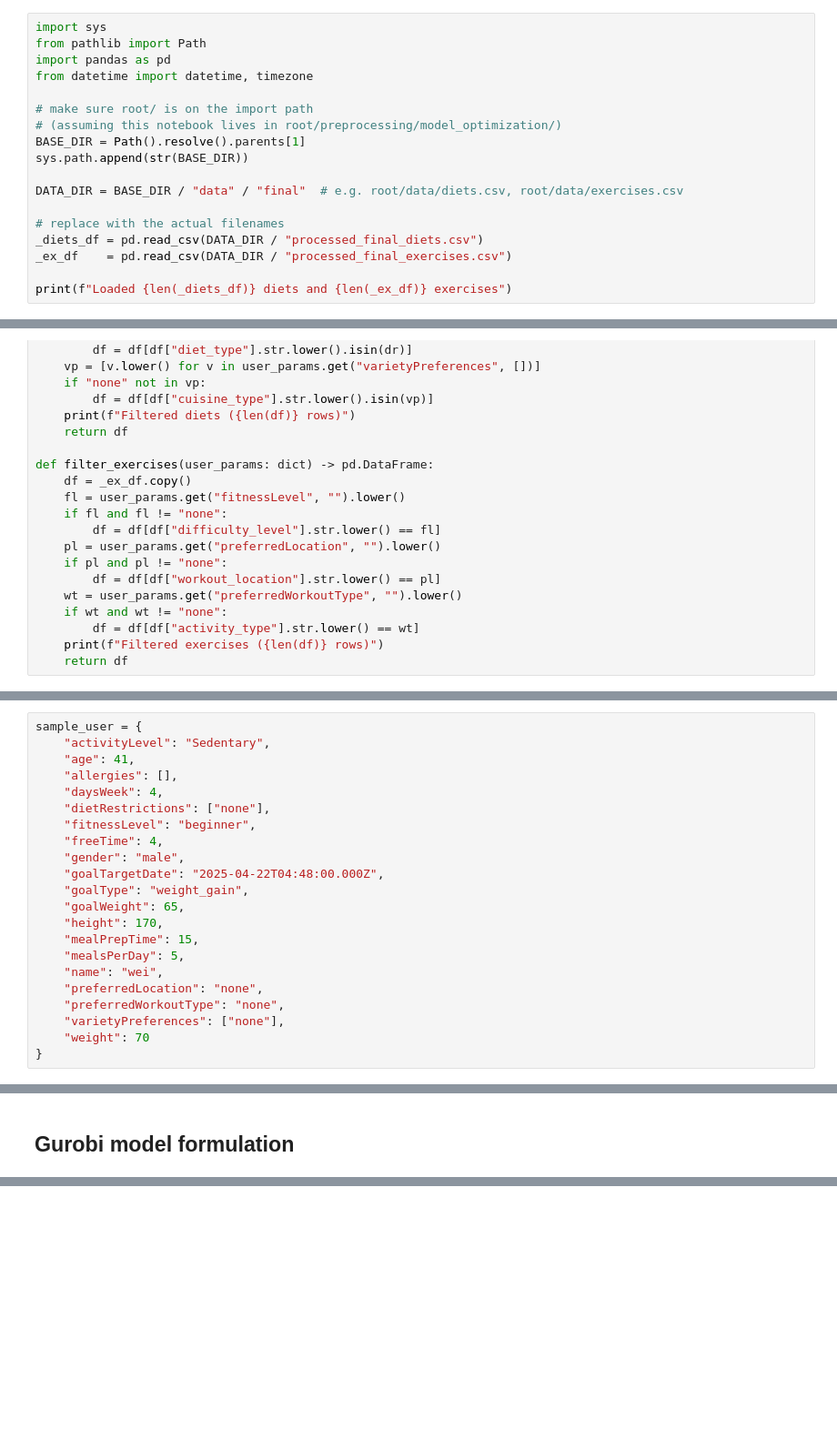
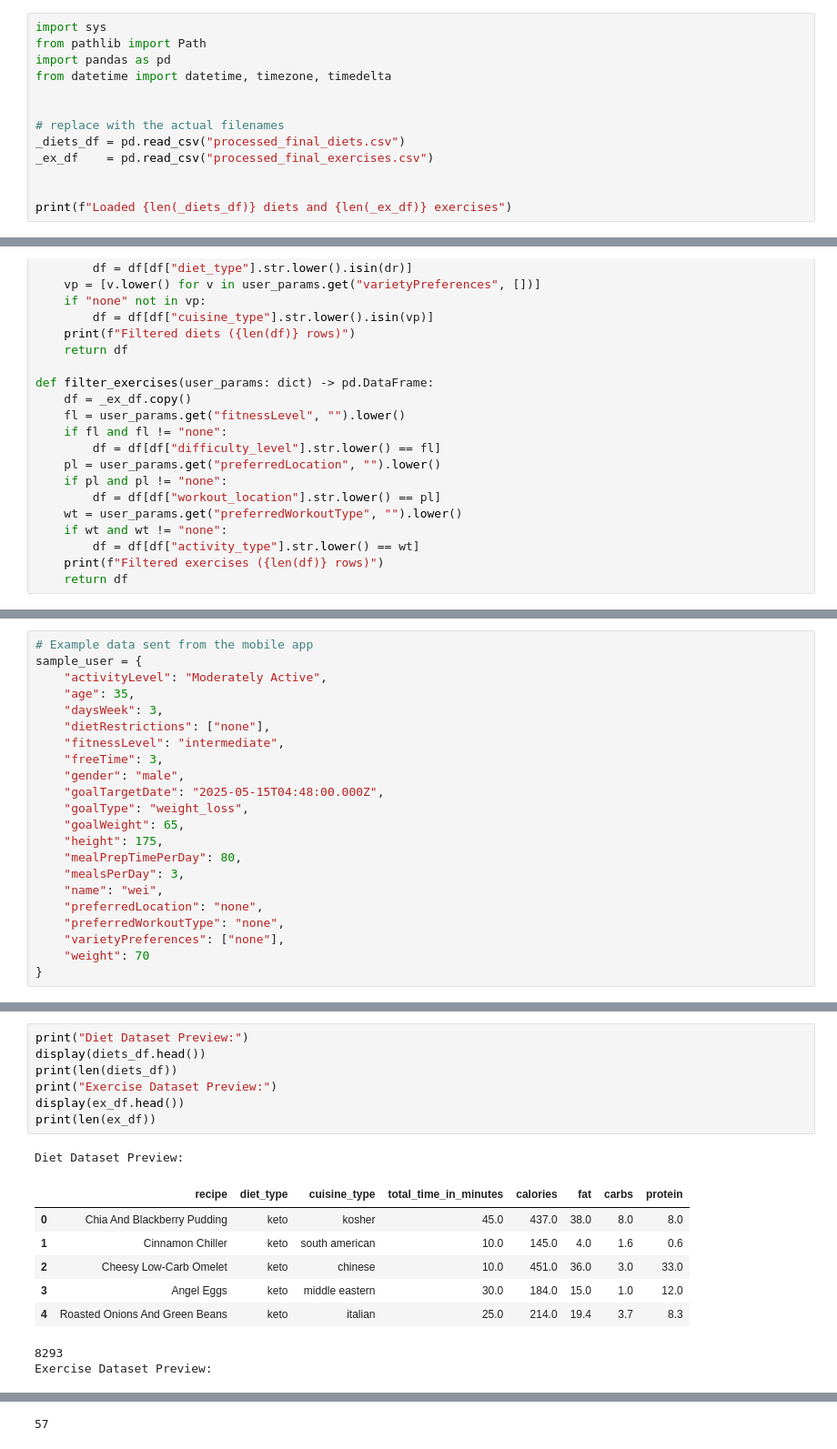
Before and after one commit to weikangg/BC2411_Prescriptive_Analytics, a Jupyter notebook: preprocessing/model_optimization/model.ipynb, the cells around one changed output, grey strips where cells are left out. Shown: that part at 91% size. Drawn from its saved outputs; the diff is of its cells as text; blank space fills up the shorter version.

Commit message:
add gurobi model

```diff
--- a/preprocessing/model_optimization/model.ipynb
+++ b/preprocessing/model_optimization/model.ipynb
@@ -4,17 +2,12 @@
 import sys
 from pathlib import Path
 import pandas as pd
-from datetime import datetime, timezone
+from datetime import datetime, timezone, timedelta
 
-# make sure root/ is on the import path
-# (assuming this notebook lives in root/preprocessing/model_optimization/)
-BASE_DIR = Path().resolve().parents[1]
-sys.path.append(str(BASE_DIR))
-
-DATA_DIR = BASE_DIR / "data" / "final"  # e.g. root/data/diets.csv, root/data/exercises.csv
 
 # replace with the actual filenames
-_diets_df = pd.read_csv(DATA_DIR / "processed_final_diets.csv")
-_ex_df    = pd.read_csv(DATA_DIR / "processed_final_exercises.csv")
+_diets_df = pd.read_csv("processed_final_diets.csv")
+_ex_df    = pd.read_csv("processed_final_exercises.csv")
+
 
 print(f"Loaded {len(_diets_df)} diets and {len(_ex_df)} exercises")
@@ -91,19 +88,19 @@ def compute_user_metrics(user: dict) -> dict:
 # %%
+# Example data sent from the mobile app
 sample_user = {
-    "activityLevel": "Sedentary",
-    "age": 41,
-    "allergies": [],
-    "daysWeek": 4,
+    "activityLevel": "Moderately Active",
+    "age": 35,
+    "daysWeek": 3,
     "dietRestrictions": ["none"],
-    "fitnessLevel": "beginner",
-    "freeTime": 4,
+    "fitnessLevel": "intermediate",
+    "freeTime": 3,
     "gender": "male",
-    "goalTargetDate": "2025-04-22T04:48:00.000Z",
-    "goalType": "weight_gain",
+    "goalTargetDate": "2025-05-15T04:48:00.000Z",
+    "goalType": "weight_loss",
     "goalWeight": 65,
-    "height": 170,
-    "mealPrepTime": 15,
-    "mealsPerDay": 5,
+    "height": 175,
+    "mealPrepTimePerDay": 80,
+    "mealsPerDay": 3,
     "name": "wei",
     "preferredLocation": "none",
     "preferredWorkoutType": "none",
@@ -127,2 +129,17 @@ print(f"{len(diet_options)} diet options, {len(ex_options)} exercise options rea
-# %% [markdown]
-## Gurobi model formulation
+# %%
+print("Diet Dataset Preview:")
+display(diets_df.head())
+print(len(diets_df))
+print("Exercise Dataset Preview:")
+display(ex_df.head())
+print(len(ex_df))
+# %% [output]
+Diet Dataset Preview:
+|  | recipe | diet_type | cuisine_type | total_time_in_minutes | calories | fat | carbs | protein |
+| 0 | Chia And Blackberry Pudding | keto | kosher | 45.0 | 437.0 | 38.0 | 8.0 | 8.0 |
+| 1 | Cinnamon Chiller | keto | south american | 10.0 | 145.0 | 4.0 | 1.6 | 0.6 |
+| 2 | Cheesy Low-Carb Omelet | keto | chinese | 10.0 | 451.0 | 36.0 | 3.0 | 33.0 |
+| 3 | Angel Eggs | keto | middle eastern | 30.0 | 184.0 | 15.0 | 1.0 | 12.0 |
+| 4 | Roasted Onions And Green Beans | keto | italian | 25.0 | 214.0 | 19.4 | 3.7 | 8.3 |
+8293
+Exercise Dataset Preview:
@@ -128,0 +152 @@ print(f"{len(diet_options)} diet options, {len(ex_options)} exercise options rea
+57
```
Also changed, not shown: parts of 11 cells of this notebook, 7 other files.
